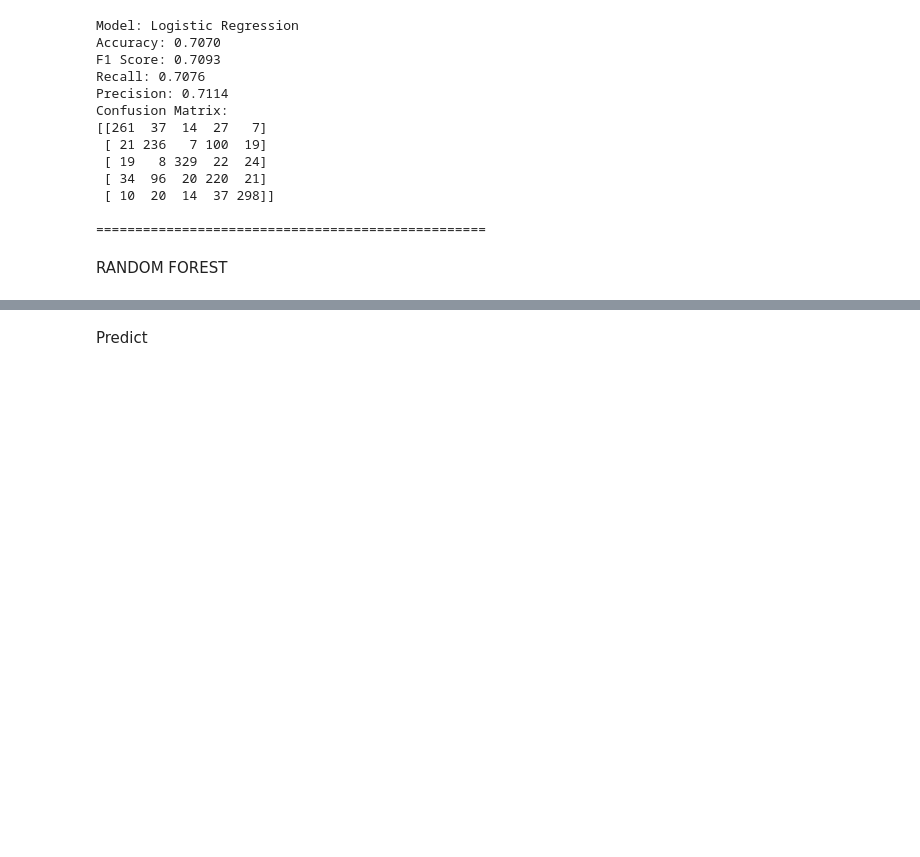
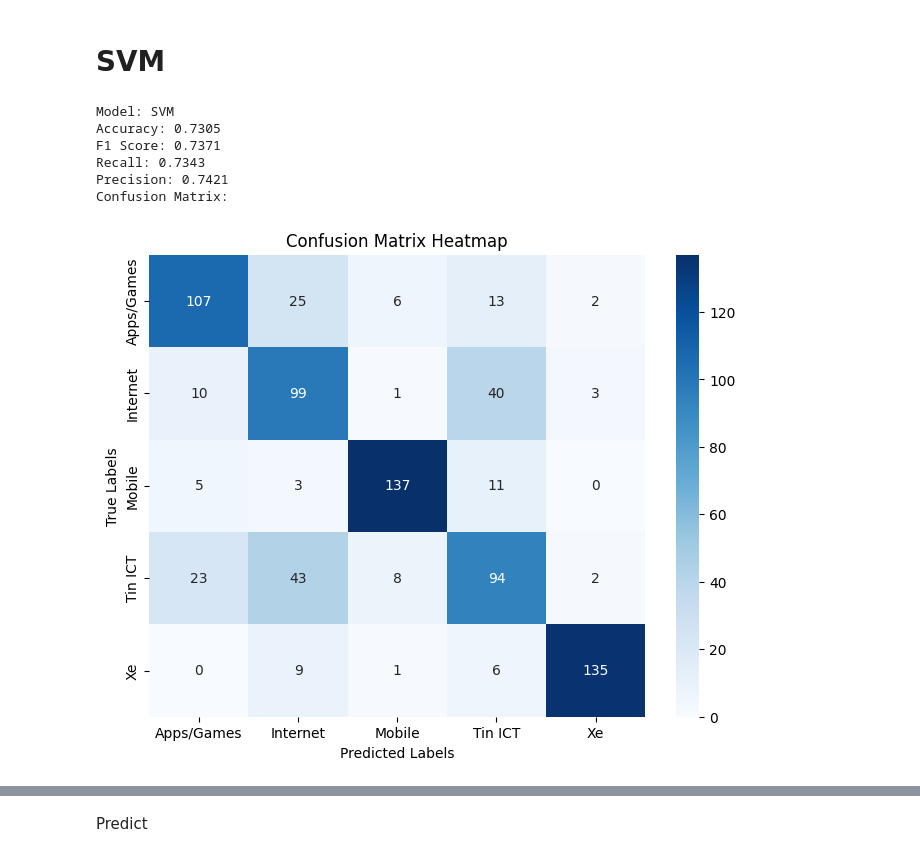
Before and after one commit to imxuan03/text-classification-data-mining, a Jupyter notebook: main.ipynb, the cells around one changed output, grey strips where cells are left out. Drawn from its saved outputs; the diff is of its cells as text; code cells hidden in the pictures; blank space fills up the shorter version.

```diff
--- a/main.ipynb
+++ b/main.ipynb
@@ -179,52 +335,56 @@ LOGISTIC REGRESSION
+# %% [markdown]
+# SVM
 # %%
-from sklearn.linear_model import LogisticRegression
+from sklearn.svm import SVC
 from sklearn.metrics import classification_report, confusion_matrix, accuracy_score
+import matplotlib.pyplot as plt
+import seaborn as sns
 
-def train_logistic_regression(X_train, y_train, X_test, y_test):
-    # Khởi tạo mô hình Logistic Regression
-    model = LogisticRegression(max_iter=1000)
+def train_svm(X_train, y_train, X_test, y_test, label_encoder):
+    # Khởi tạo mô hình SVM
+    model = SVC(kernel='linear', random_state=42)
 
     # Huấn luyện mô hình
     model.fit(X_train, y_train)
 
     # Dự đoán trên tập kiểm tra
     y_pred = model.predict(X_test)
 
     # Tính toán các chỉ số đánh giá
     acc = accuracy_score(y_test, y_pred)
     conf_matrix = confusion_matrix(y_test, y_pred)
     report = classification_report(y_test, y_pred, output_dict=True)
 
     # Chỉ số F1, Recall, Precision cho lớp chính
     f1 = report['macro avg']['f1-score']
     recall = report['macro avg']['recall']
     precision = report['macro avg']['precision']
 
     # In ra kết quả
-    print("Model: Logistic Regression")
+    print("Model: SVM")
     print(f"Accuracy: {acc:.4f}")
     print(f"F1 Score: {f1:.4f}")
     print(f"Recall: {recall:.4f}")
     print(f"Precision: {precision:.4f}")
     print("Confusion Matrix:")
-    print(conf_matrix)
-    print("\n" + "="*50 + "\n")
 
-# Ví dụ cách gọi hàm với dữ liệu
-train_logistic_regression(X_train, y_train, X_test, y_test)
+    unique_categories = label_encoder.classes_
+
+    plt.figure(figsize=(8, 6))
+    sns.heatmap(conf_matrix, annot=True, fmt='d', cmap='Blues', xticklabels=unique_categories, yticklabels=unique_categories)
+    plt.xlabel("Predicted Labels")
+    plt.ylabel("True Labels")
+    plt.title("Confusion Matrix Heatmap")
+    plt.show()
+
+    return model
+
+trained_model = train_svm(X_train, y_train, X_test, y_test, label_encoder)
 # %% [output]
-Model: Logistic Regression
-Accuracy: 0.7070
-F1 Score: 0.7093
-Recall: 0.7076
-Precision: 0.7114
+Model: SVM
+Accuracy: 0.7305
+F1 Score: 0.7371
+Recall: 0.7343
+Precision: 0.7421
 Confusion Matrix:
-[[261  37  14  27   7]
- [ 21 236   7 100  19]
- [ 19   8 329  22  24]
- [ 34  96  20 220  21]
- [ 10  20  14  37 298]]
-
-==================================================
+[figure, added]
-# %% [markdown]
-RANDOM FOREST
```
Also changed, not shown: parts of 17 cells of this notebook, 12 other files.
